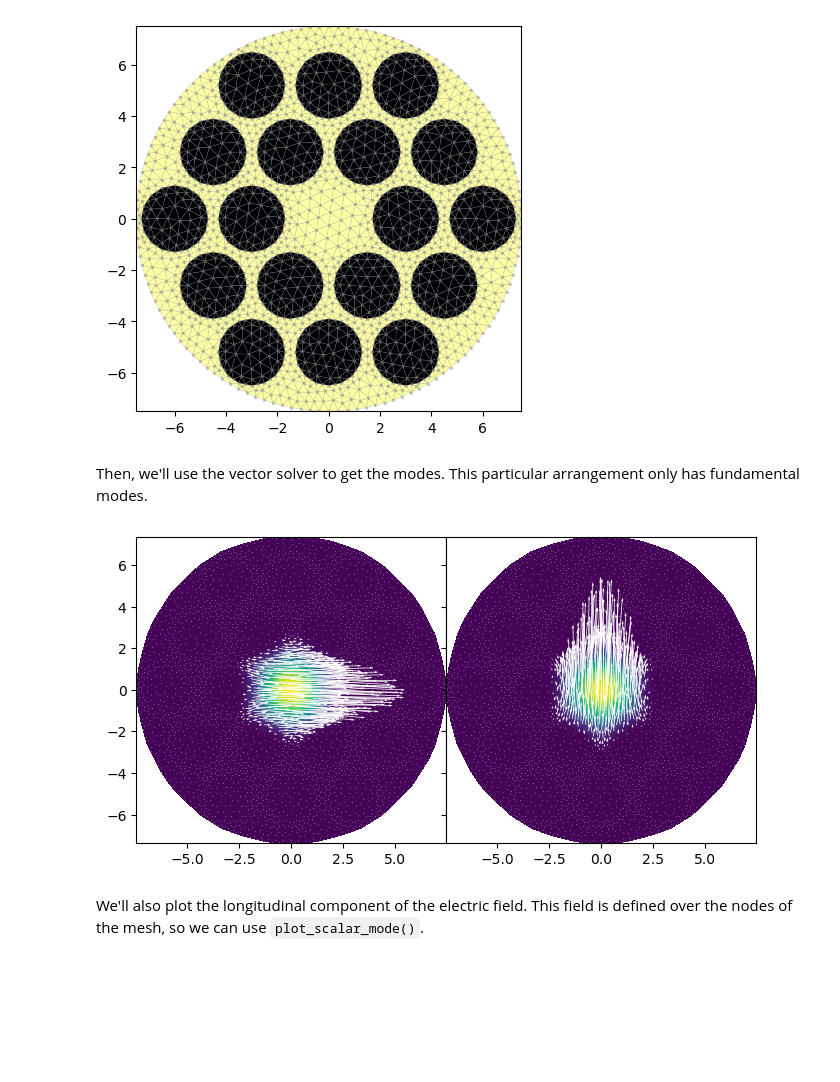
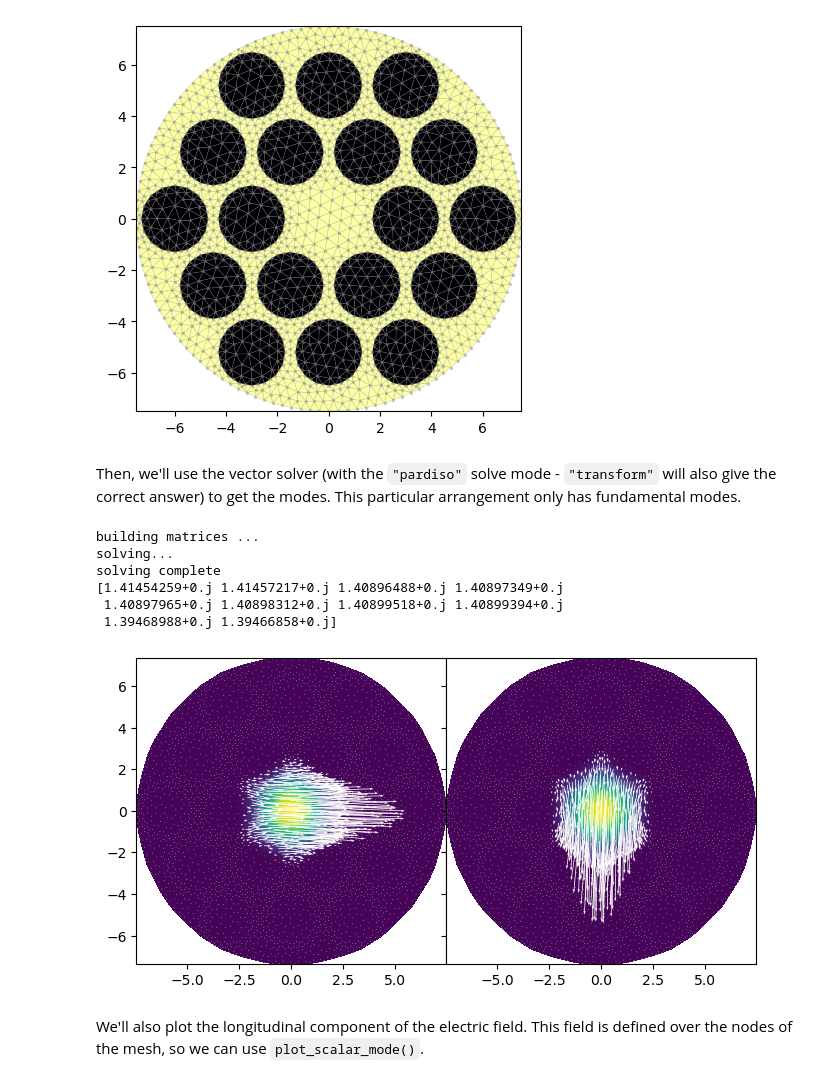
Before and after one commit to SAIL-Labs/wavesolve, a Jupyter notebook: getting-started.ipynb, the cells around one changed output. Saved outputs shown, nothing was run; the diff lists cells and outputs as text; code cells hidden in the pictures; blank space fills up the shorter version.

Commit message:
speed up vector mode solves with pypardiso spsolve

```diff
--- a/getting-started.ipynb
+++ b/getting-started.ipynb
@@ -334,24 +336,30 @@ PCF.plot_mesh(m)
 # %% [output]
 [figure]
 # %% [markdown]
-Then, we'll use the vector solver to get the modes. This particular arrangement only has fundamental modes.
+Then, we'll use the vector solver (with the `"pardiso"` solve mode - `"transform"` will also give the correct answer) to get the modes. This particular arrangement only has fundamental modes.
 # %%
-from wavesolve.fe_solver import solve_waveguide_vec,plot_vector_mode
+from wavesolve.fe_solver import plot_vector_mode,get_eff_index,solve_waveguide_vec
 import matplotlib.pyplot as plt
 
 IOR_dict = PCF.assign_IOR()
-w,v,n = solve_waveguide_vec(m,wl,IOR_dict,plot=False,Nmax=10,sparse_solve_mode="factorize")
-
+w,v,n = solve_waveguide_vec(m,wl,IOR_dict,plot=False,Nmax=10,sparse_solve_mode="pardiso")
+print(get_eff_index(wl,w))
 fig,axs = plt.subplots(1,2,sharey=True,figsize=(8,4))
 for i,ax in enumerate(axs):
     ax.set_aspect('equal')
     plot_vector_mode(m,v[i],ax=axs[i])
 
 
 plt.subplots_adjust(hspace=0,wspace=0)
 plt.show()
 # %% [output]
+building matrices ...
+solving...
+solving complete
+[1.41454259+0.j 1.41457217+0.j 1.40896488+0.j 1.40897349+0.j
+ 1.40897965+0.j 1.40898312+0.j 1.40899518+0.j 1.40899394+0.j
+ 1.39468988+0.j 1.39466858+0.j]
-[figure, old version]
+[figure, new version]
 # %% [markdown]
 We'll also plot the longitudinal component of the electric field. This field is defined over the nodes of the mesh, so we can use `plot_scalar_mode()`.
 # %%
```
Also changed, not shown: parts of 3 cells of this notebook, 1 other file.
